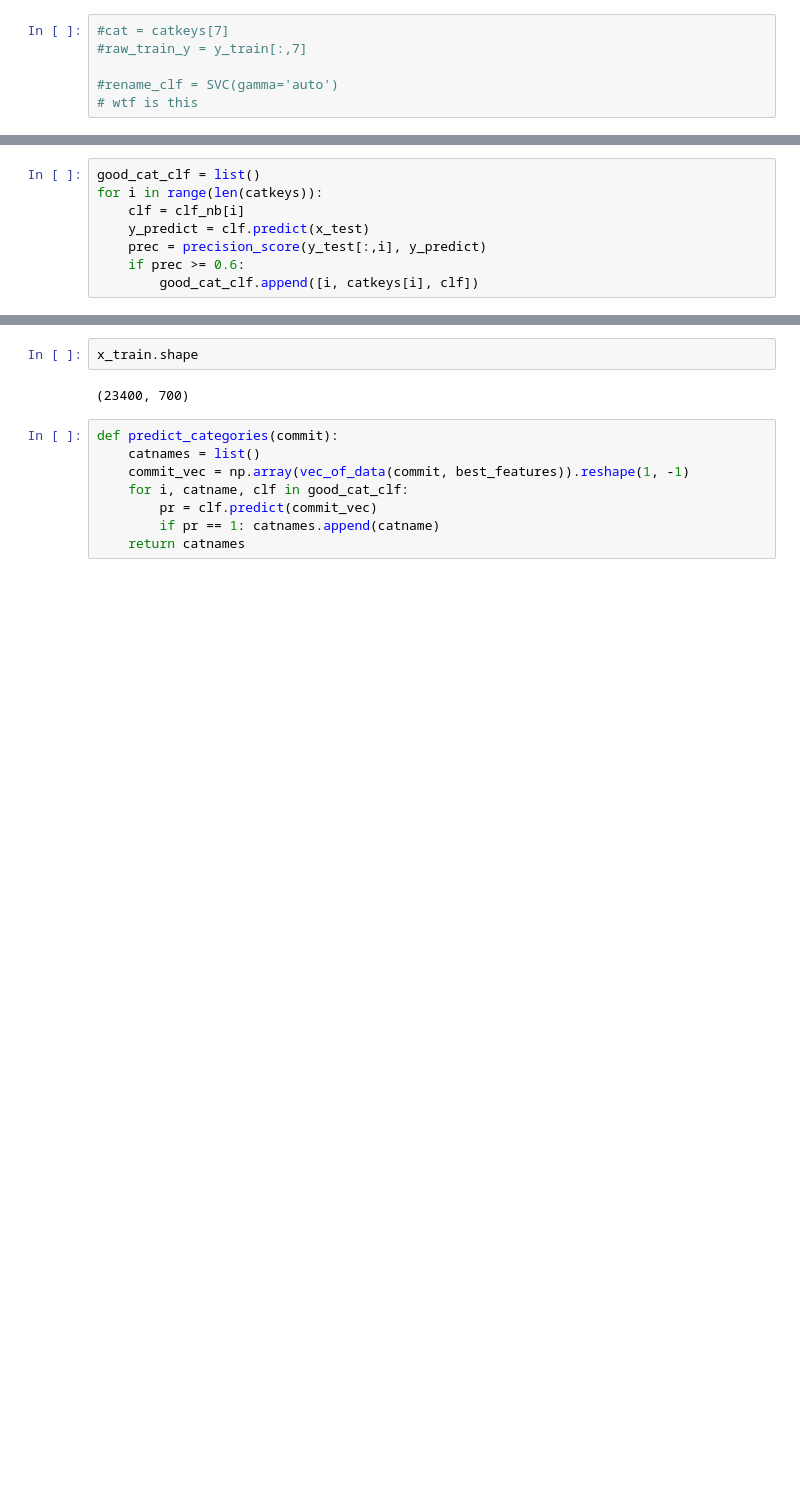
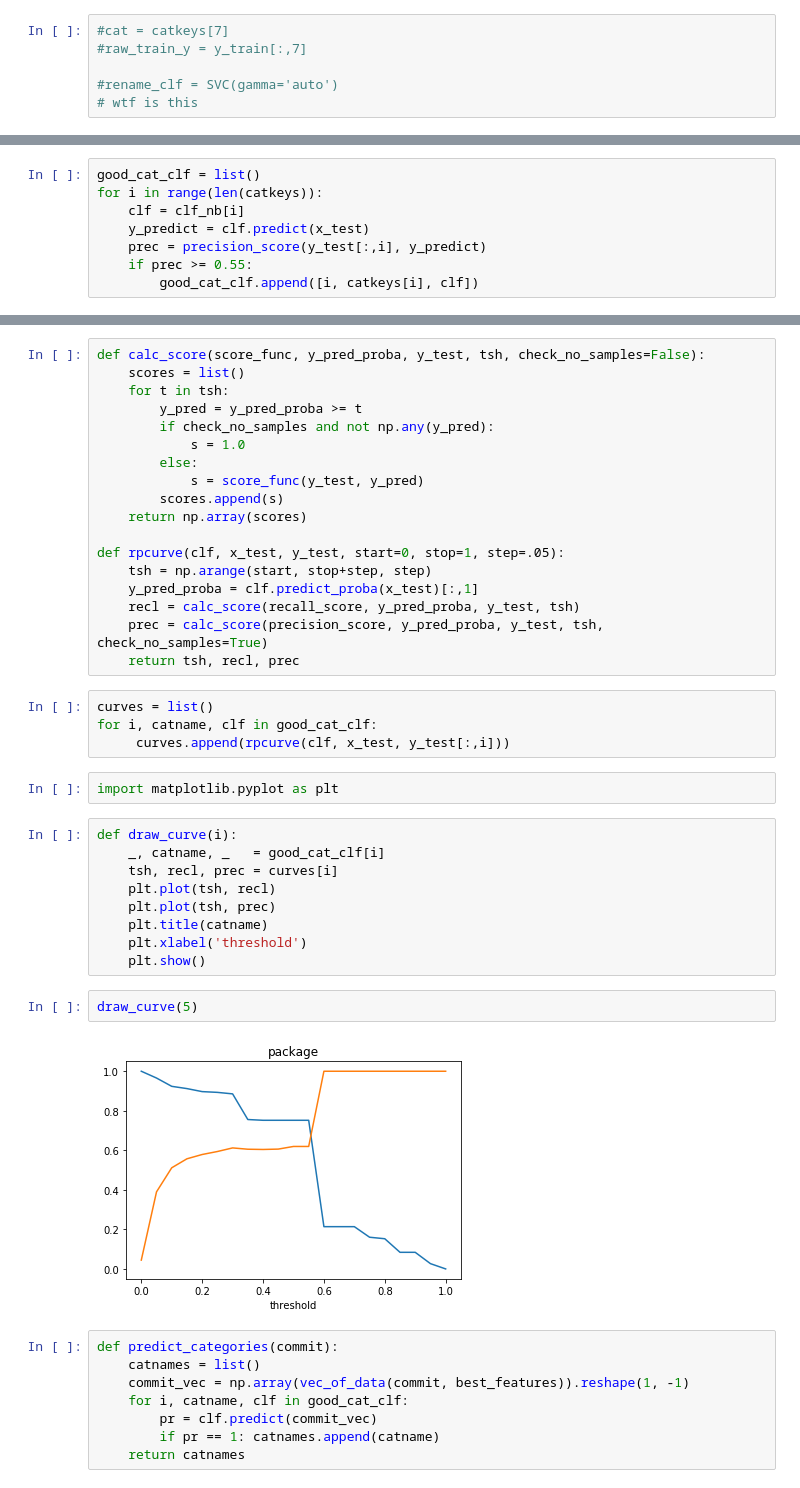
Before and after one commit to destabilizer/git-data-tools, a Jupyter notebook: small_changes.ipynb, the cells around one changed output, grey strips where cells are left out. Cells and saved outputs as stored; diff of their text form; blank space fills up the shorter version.

```diff
--- a/small_changes.ipynb
+++ b/small_changes.ipynb
@@ -271,7 +248,7 @@ for i in range(len(catkeys)):
     clf = clf_nb[i]
     y_predict = clf.predict(x_test)
     prec = precision_score(y_test[:,i], y_predict)
-    if prec >= 0.6:
+    if prec >= 0.55:
         good_cat_clf.append([i, catkeys[i], clf])
 # %%
 good_cat_clf
@@ -294,8 +265,41 @@ good_cat_clf
  [30, 'test', MultinomialNB(alpha=1.0, class_prior=None, fit_prior=True)]]
-# %%
-x_train.shape
-# %% [output]
-(23400, 700)
+# %%
+def calc_score(score_func, y_pred_proba, y_test, tsh, check_no_samples=False):
+    scores = list()
+    for t in tsh:
+        y_pred = y_pred_proba >= t
+        if check_no_samples and not np.any(y_pred):
+            s = 1.0
+        else:
+            s = score_func(y_test, y_pred)
+        scores.append(s)
+    return np.array(scores)
+
+def rpcurve(clf, x_test, y_test, start=0, stop=1, step=.05):
+    tsh = np.arange(start, stop+step, step)
+    y_pred_proba = clf.predict_proba(x_test)[:,1]
+    recl = calc_score(recall_score, y_pred_proba, y_test, tsh)
+    prec = calc_score(precision_score, y_pred_proba, y_test, tsh, check_no_samples=True)
+    return tsh, recl, prec
+# %%
+curves = list()
+for i, catname, clf in good_cat_clf:
+     curves.append(rpcurve(clf, x_test, y_test[:,i]))
+# %%
+import matplotlib.pyplot as plt
+# %%
+def draw_curve(i):
+    _, catname, _   = good_cat_clf[i]
+    tsh, recl, prec = curves[i]
+    plt.plot(tsh, recl)
+    plt.plot(tsh, prec)
+    plt.title(catname)
+    plt.xlabel('threshold')
+    plt.show()
+# %%
+draw_curve(5)
+# %% [output]
+[figure, added]
 # %%
 def predict_categories(commit):
     catnames = list()
```
Also changed, not shown: parts of 32 cells of this notebook, 3 other files.
